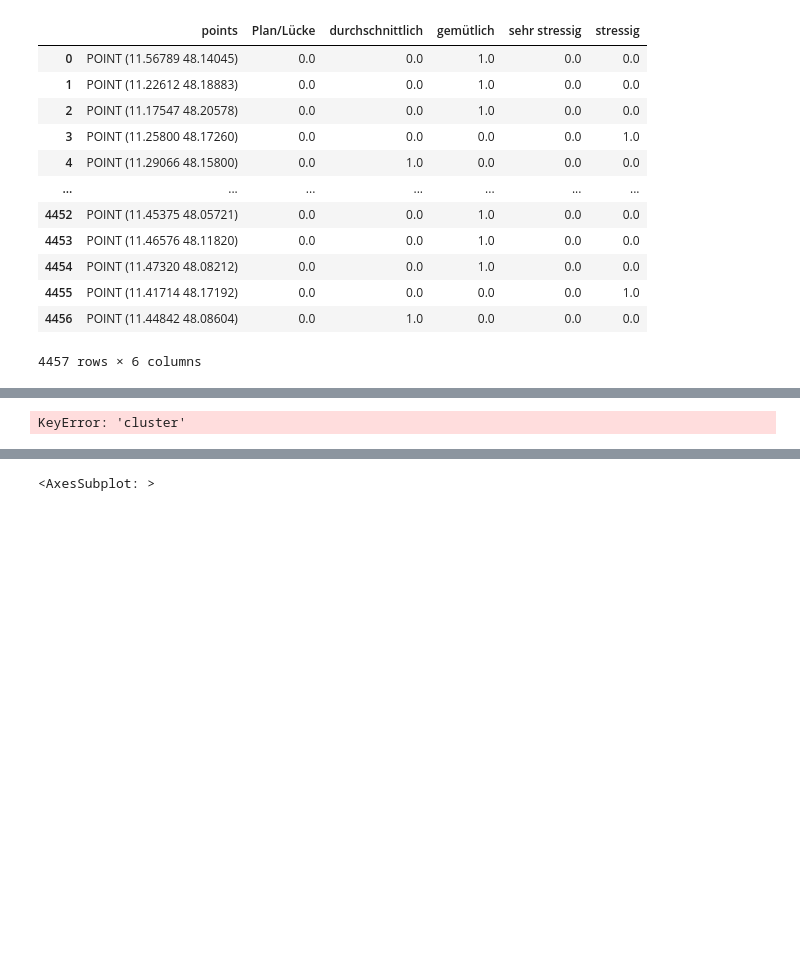
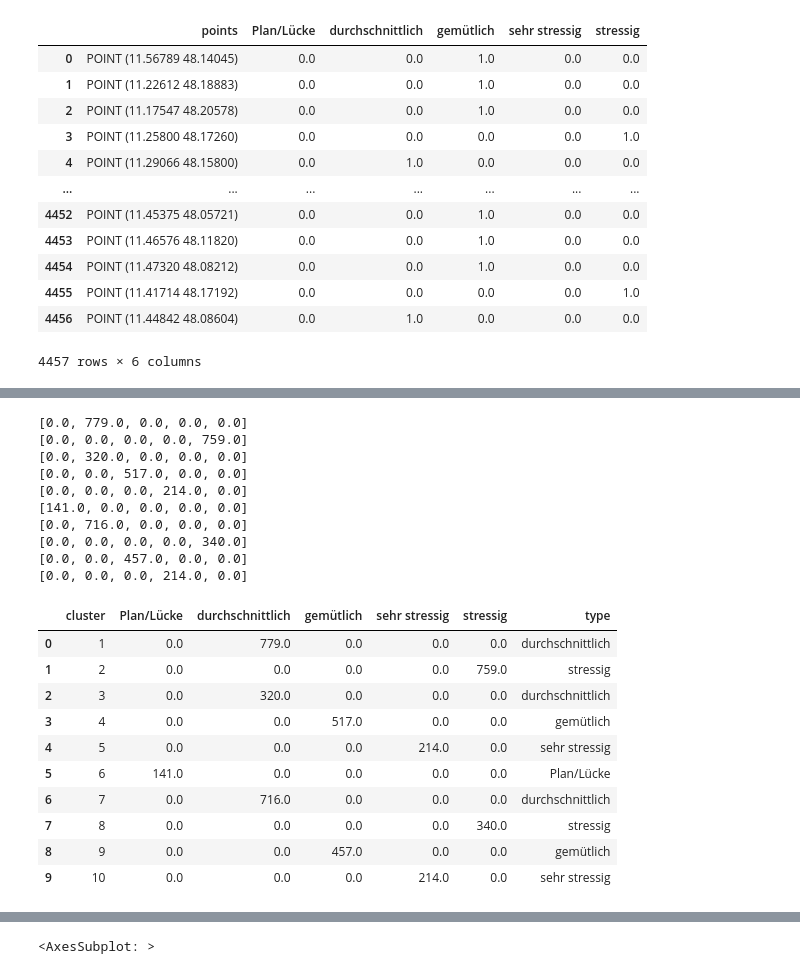
Before and after one commit to AnnaWohlmann/wegchecker, a Jupyter notebook: models/geodata.ipynb, the cells around one changed output, grey strips where cells are left out. Drawn from its saved outputs; the diff is of its cells as text; code cells hidden in the pictures; blank space fills up the shorter version.

```diff
--- a/models/geodata.ipynb
+++ b/models/geodata.ipynb
@@ -230,4 +241,0 @@ grped_by_clusters = grped_by_clusters.reset_index()
-# %%
-grped_by_clusters.apply(lambda r: print(r['cluster']))
-# %% [output]
-KeyError: 'cluster'
@@ -233,0 +259,25 @@ KeyError: 'cluster'
+# %%
+grped_by_clusters['type'] = grped_by_clusters.apply(get_max, axis = 1)
+grped_by_clusters
+# %% [output]
+[0.0, 779.0, 0.0, 0.0, 0.0]
+[0.0, 0.0, 0.0, 0.0, 759.0]
+[0.0, 320.0, 0.0, 0.0, 0.0]
+[0.0, 0.0, 517.0, 0.0, 0.0]
+[0.0, 0.0, 0.0, 214.0, 0.0]
+[141.0, 0.0, 0.0, 0.0, 0.0]
+[0.0, 716.0, 0.0, 0.0, 0.0]
+[0.0, 0.0, 0.0, 0.0, 340.0]
+[0.0, 0.0, 457.0, 0.0, 0.0]
+[0.0, 0.0, 0.0, 214.0, 0.0]
+|  | cluster | Plan/Lücke | durchschnittlich | gemütlich | sehr stressig | stressig | type |
+| 0 | 1 | 0.0 | 779.0 | 0.0 | 0.0 | 0.0 | durchschnittlich |
+| 1 | 2 | 0.0 | 0.0 | 0.0 | 0.0 | 759.0 | stressig |
+| 2 | 3 | 0.0 | 320.0 | 0.0 | 0.0 | 0.0 | durchschnittlich |
+| 3 | 4 | 0.0 | 0.0 | 517.0 | 0.0 | 0.0 | gemütlich |
+| 4 | 5 | 0.0 | 0.0 | 0.0 | 214.0 | 0.0 | sehr stressig |
+| 5 | 6 | 141.0 | 0.0 | 0.0 | 0.0 | 0.0 | Plan/Lücke |
+| 6 | 7 | 0.0 | 716.0 | 0.0 | 0.0 | 0.0 | durchschnittlich |
+| 7 | 8 | 0.0 | 0.0 | 0.0 | 0.0 | 340.0 | stressig |
+| 8 | 9 | 0.0 | 0.0 | 457.0 | 0.0 | 0.0 | gemütlich |
+| 9 | 10 | 0.0 | 0.0 | 0.0 | 214.0 | 0.0 | sehr stressig |
```
Also changed, not shown: parts of 11 cells of this notebook.
